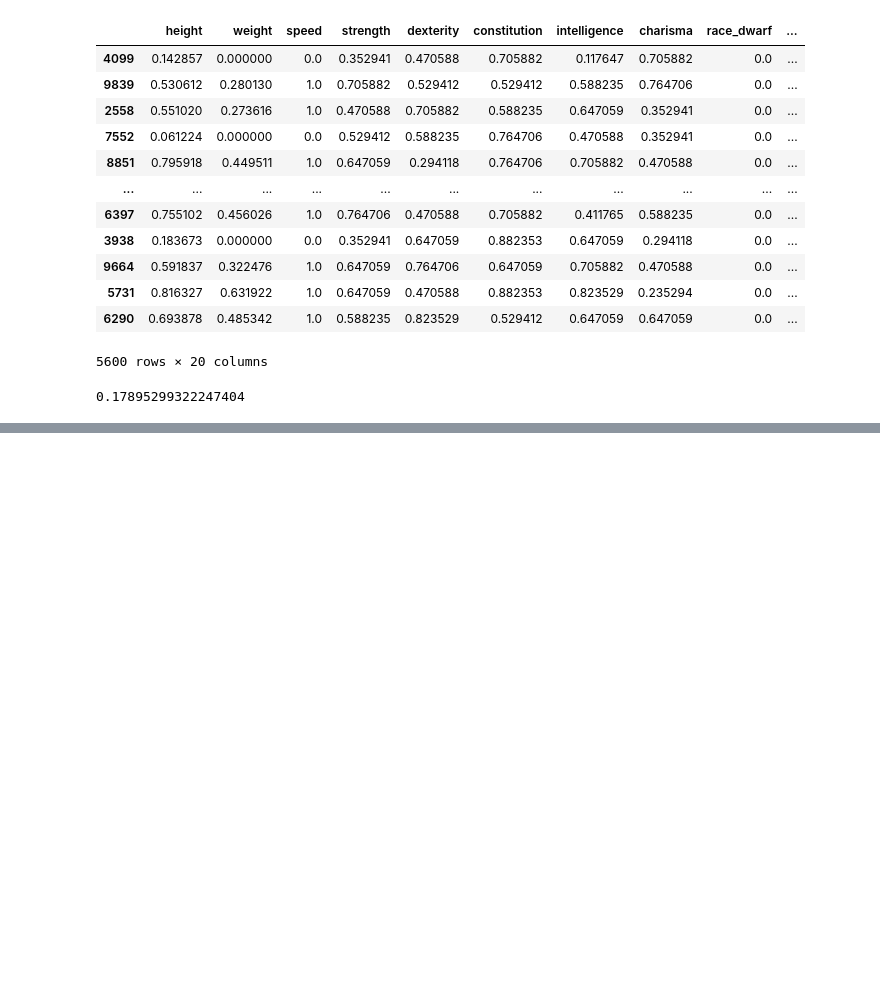
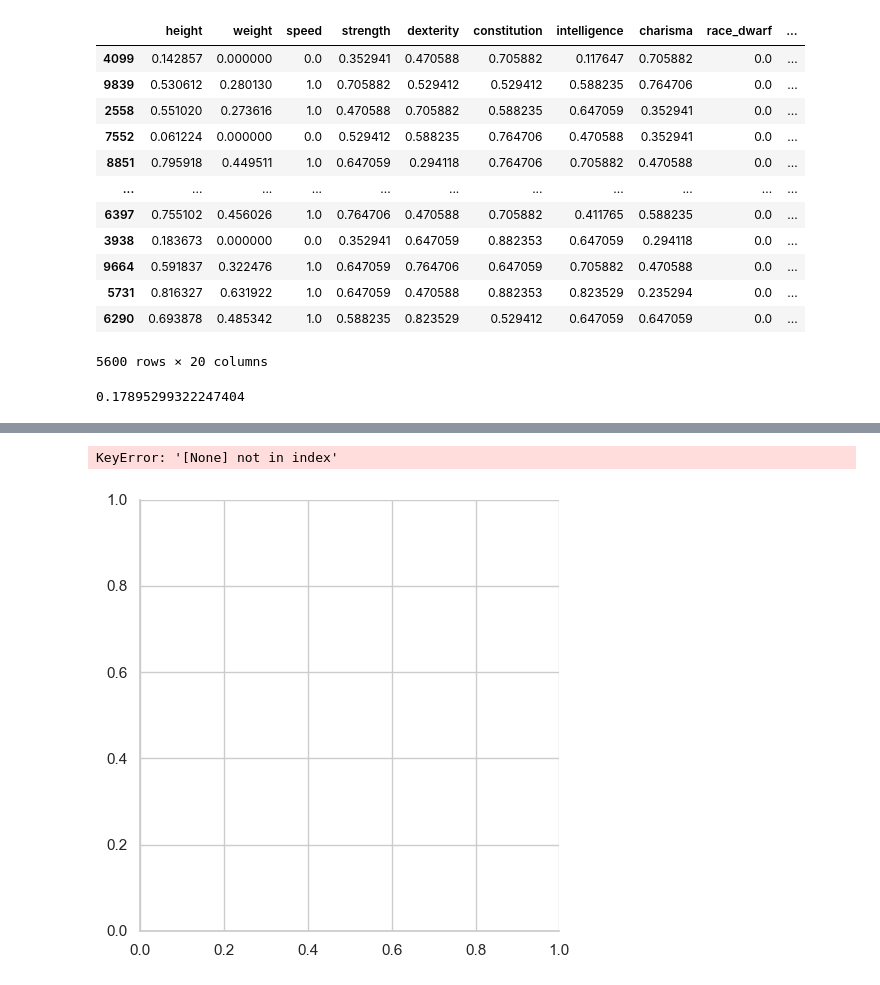
Before and after one commit to EstebanHernandez0/Dungeons_and_dragons_predictor, a Jupyter notebook: workbook.ipynb, the cells around one changed output, grey strips where cells are left out. Saved outputs shown, nothing was run; the diff lists cells and outputs as text; code cells hidden in the pictures; blank space fills up the shorter version.

```diff
--- a/workbook.ipynb
+++ b/workbook.ipynb
@@ -532,7 +552,7 @@ def splitting_subsets(train, train_scaled, val_scaled, test_scaled, target):
     y_test = test_scaled[target]
 
     return X_train, y_train, X_val, y_val, X_test, y_test
-X_train, y_train, X_validate, y_val, X_test, y_test= splitting_subsets(train, train_scaled, val_scaled, test_scaled, target= 'wisdom')
+X_train, y_train, X_val, y_val, X_test, y_test= splitting_subsets(train, train_scaled, val_scaled, test_scaled, target= 'wisdom')
 X_train
 # %% [output]
 |  | height | weight | speed | strength | dexterity | constitution | intelligence | charisma | race_dwarf | ... |
@@ -566,0 +648,17 @@ baseline(y_train)
+# %%
+def linear_model(X_train, y_train):
+
+    lm = LinearRegression()
+
+    lm.fit(X_train, y_train)
+
+    lm_preds = lm.predict(X_train)
+
+    preds_df = pd.DataFrame({'actual': y_train,'lm_preds': lm_preds})
+
+    lm_rmse = sqrt(mean_squared_error(preds_df['lm_preds'], preds_df['actual']))
+
+    df = pd.DataFrame({'model': 'linear', 'linear_rmse': lm_rmse},index=['0'])
+
+    return df
+linear_model(X_train, y_train)
@@ -566,0 +834,23 @@ baseline(y_train)
+# %%
+def best_models(X_train, y_train, X_val, y_val):
+
+    lm_rmse = linear_model(X_train, y_train).iloc[0,1]
+
+    lasso_rmse = lasso_lars(X_train, y_train).iloc[0,1]
+
+    #tweedie_rmse = tweedie_models(X_train, y_train).iloc[0,1]
+
+    poly_rmse = linear_poly(X_train, y_train).iloc[1,1]
+
+    baseline_rmse = baseline(y_train)
+
+    lm_rmse_val, lasso_rmse_val, poly_validate_rmse = validate_models(X_train, y_train, X_val, y_val)
+
+    df = pd.DataFrame({'model': ['linear', 'lasso_lars','linear_poly', 'baseline'],
+                      'train_rmse': [lm_rmse, lasso_rmse, poly_rmse,  baseline_rmse],
+                      'validate_rmse': [lm_rmse_val, lasso_rmse_val, poly_validate_rmse, baseline_rmse]})
+
+    df['difference'] = df['train_rmse'] - df['validate_rmse']
+
+    return df.sort_values('difference').reset_index().drop(columns = ('index'))
+best_mods= best_models(X_train, y_train, X_val, y_val)
@@ -566,0 +878,5 @@ baseline(y_train)
+# %%
+sns.lmplot(data= best_mods, x= 'model')
+# %% [output]
+KeyError: '[None] not in index'
+[figure, added]
```
Also changed, not shown: parts of 23 cells of this notebook.
